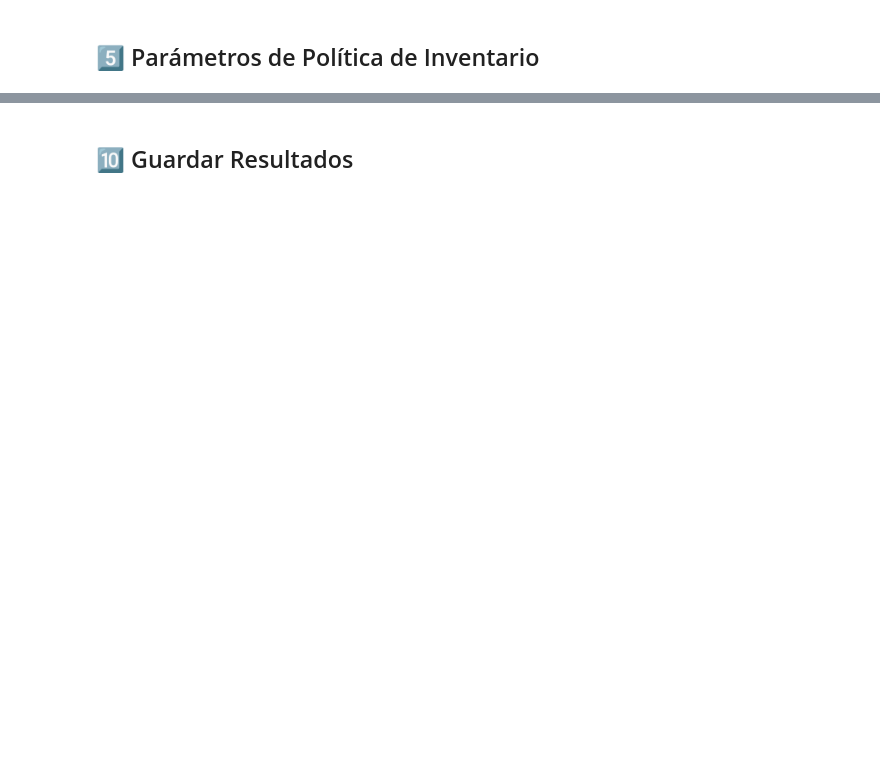
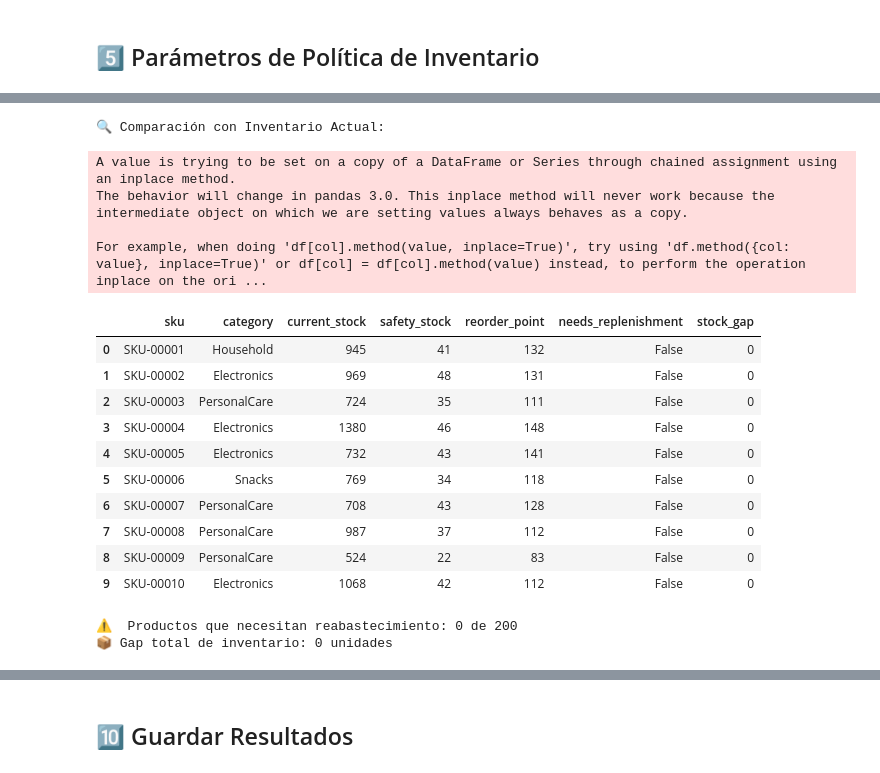
Before and after one commit to lraigosov/supply-chain-data-notebooks, a Jupyter notebook: notebooks/50_optimization_or/OR-07-safety_stock_intro.ipynb, the cells around one changed output, grey strips where cells are left out. Cells and saved outputs as stored; diff of their text form; code cells hidden in the pictures; blank space fills up the shorter version.

```diff
--- a/notebooks/50_optimization_or/OR-07-safety_stock_intro.ipynb
+++ b/notebooks/50_optimization_or/OR-07-safety_stock_intro.ipynb
@@ -156,32 +260,51 @@ print(f"📊 Cobertura mediana: {demand_stats['coverage_days'].median():.1f} dí
 # %%
-# Unir con inventario actual
+# Unir con inventario actual (on_hand por SKU)
 inventory_comparison = demand_stats.merge(
-    df_inventory.groupby('sku')['quantity'].sum().reset_index(),
+    df_inventory.groupby('sku')['on_hand'].sum().reset_index(),
     on='sku',
     how='left'
 )
-inventory_comparison.rename(columns={'quantity': 'current_stock'}, inplace=True)
+inventory_comparison.rename(columns={'on_hand': 'current_stock'}, inplace=True)
 inventory_comparison['current_stock'].fillna(0, inplace=True)
 
 # Identificar productos con stock insuficiente
 inventory_comparison['needs_replenishment'] = (
     inventory_comparison['current_stock'] < inventory_comparison['reorder_point']
 )
 
 # Gap de inventario
 inventory_comparison['stock_gap'] = (
     inventory_comparison['reorder_point'] - inventory_comparison['current_stock']
 ).clip(lower=0)
 
 print("🔍 Comparación con Inventario Actual:")
 display(inventory_comparison[[
-    'sku', 'product_name', 'current_stock', 'safety_stock',
+    'sku', 'category', 'current_stock', 'safety_stock',
     'reorder_point', 'needs_replenishment', 'stock_gap'
 ]].head(10))
 
 # Resumen
 need_replen = inventory_comparison['needs_replenishment'].sum()
 print(f"\n⚠️  Productos que necesitan reabastecimiento: {need_replen} de {len(inventory_comparison)}")
 print(f"📦 Gap total de inventario: {inventory_comparison['stock_gap'].sum():.0f} unidades")
+# %% [output]
+🔍 Comparación con Inventario Actual:
+A value is trying to be set on a copy of a DataFrame or Series through chained assignment using an inplace method.
+The behavior will change in pandas 3.0. This inplace method will never work because the intermediate object on which we are setting values always behaves as a copy.
+
+For example, when doing 'df[col].method(value, inplace=True)', try using 'df.method({col: value}, inplace=True)' or df[col] = df[col].method(value) instead, to perform the operation inplace on the ori ...
+|  | sku | category | current_stock | safety_stock | reorder_point | needs_replenishment | stock_gap |
+| 0 | SKU-00001 | Household | 945 | 41 | 132 | False | 0 |
+| 1 | SKU-00002 | Electronics | 969 | 48 | 131 | False | 0 |
+| 2 | SKU-00003 | PersonalCare | 724 | 35 | 111 | False | 0 |
+| 3 | SKU-00004 | Electronics | 1380 | 46 | 148 | False | 0 |
+| 4 | SKU-00005 | Electronics | 732 | 43 | 141 | False | 0 |
+| 5 | SKU-00006 | Snacks | 769 | 34 | 118 | False | 0 |
+| 6 | SKU-00007 | PersonalCare | 708 | 43 | 128 | False | 0 |
+| 7 | SKU-00008 | PersonalCare | 987 | 37 | 112 | False | 0 |
+| 8 | SKU-00009 | PersonalCare | 524 | 22 | 83 | False | 0 |
+| 9 | SKU-00010 | Electronics | 1068 | 42 | 112 | False | 0 |
+⚠️  Productos que necesitan reabastecimiento: 0 de 200
+📦 Gap total de inventario: 0 unidades
 # %% [markdown]
 ## 9️⃣ Sensibilidad del Nivel de Servicio
```
Also changed, not shown: parts of 18 cells of this notebook.
